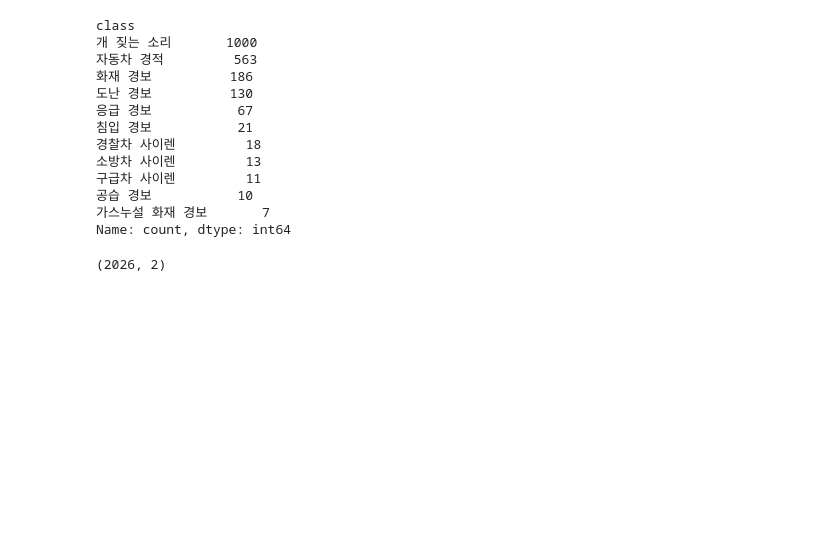
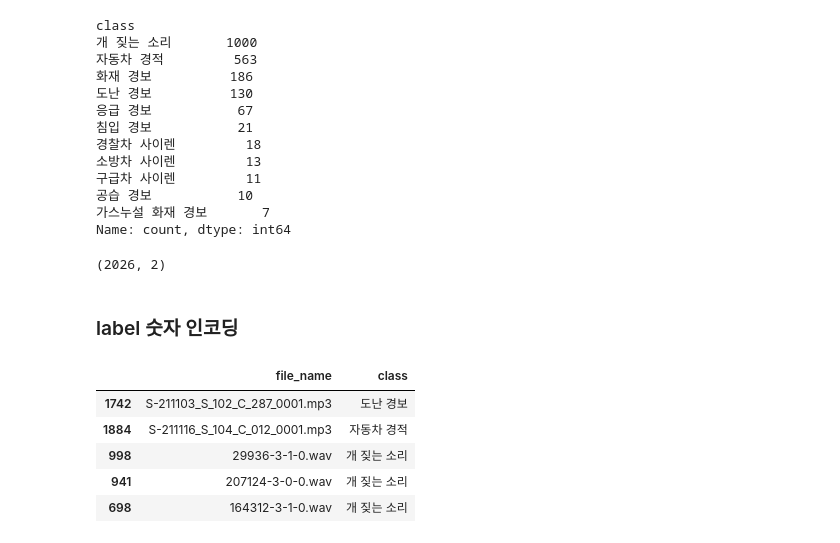
Before and after one commit to dkssudgb/audio_classification, a Jupyter notebook: build_dataset.ipynb, the cells around one changed output. Saved outputs shown, nothing was run; the diff lists cells and outputs as text; code cells hidden in the pictures; blank space fills up the shorter version.

```diff
--- a/build_dataset.ipynb
+++ b/build_dataset.ipynb
@@ -311,3 +310,14 @@ Name: count, dtype: int64
 file_names.shape
 # %% [output]
 (2026, 2)
+# %% [markdown]
+### label 숫자 인코딩
+# %%
+file_names.sample(5)
+# %% [output]
+|  | file_name | class |
+| 1742 | S-211103_S_102_C_287_0001.mp3 | 도난 경보 |
+| 1884 | S-211116_S_104_C_012_0001.mp3 | 자동차 경적 |
+| 998 | 29936-3-1-0.wav | 개 짖는 소리 |
+| 941 | 207124-3-0-0.wav | 개 짖는 소리 |
+| 698 | 164312-3-1-0.wav | 개 짖는 소리 |
```
Also changed, not shown: parts of 6 cells of this notebook, 2 other files.
